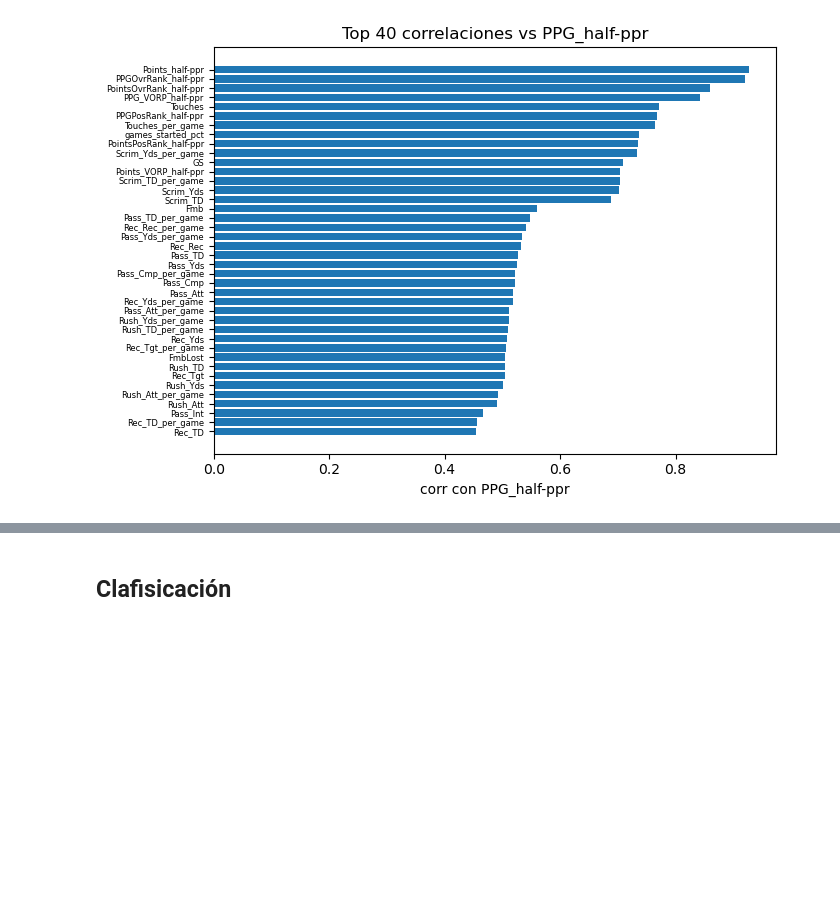
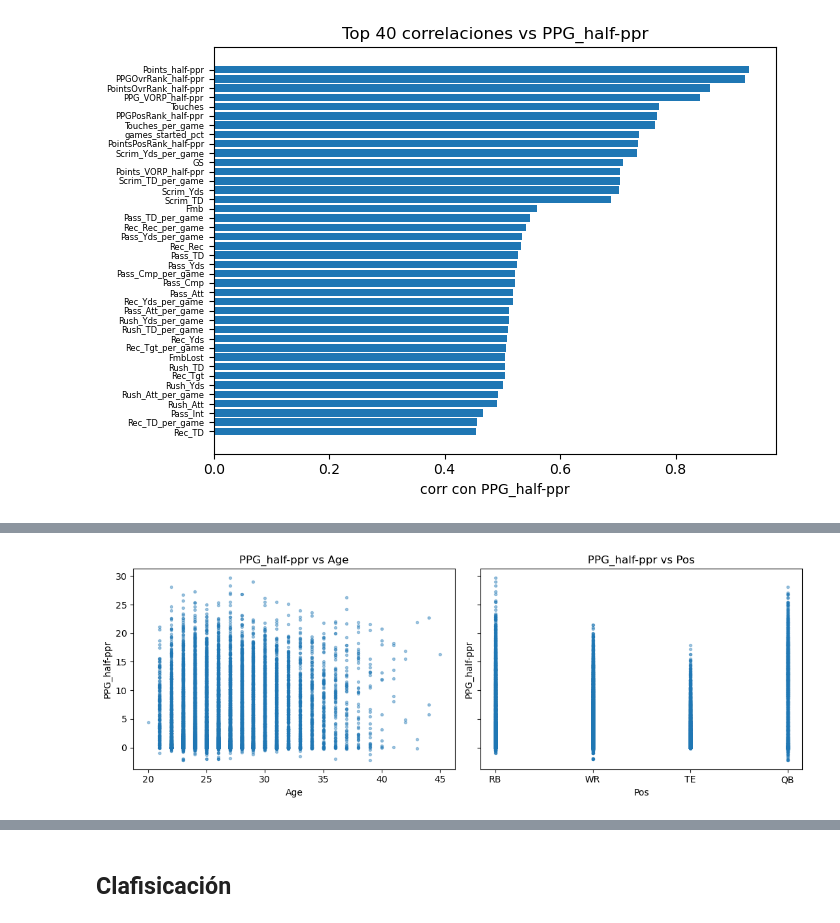
Before and after one commit to edumar67/Fantasy_project, a Jupyter notebook: Entrega 1/1_entrega.ipynb, the cells around one changed output, grey strips where cells are left out. Drawn from its saved outputs; the diff is of its cells as text; code cells hidden in the pictures; blank space fills up the shorter version.

```diff
--- a/Entrega 1/1_entrega.ipynb
+++ b/Entrega 1/1_entrega.ipynb
@@ -253,0 +363,23 @@ plt.show()
+# %%
+feat1  = "Age"
+feat2  = "Pos"
+
+d1 = df_ordenado.dropna(subset=[target, feat1])
+d2 = df_ordenado.dropna(subset=[target, feat2])
+
+fig, axes = plt.subplots(1, 2, figsize=(11, 4), sharey=True)
+
+axes[0].scatter(d1[feat1], d1[target], s=8, alpha=0.4)
+axes[0].set_xlabel(feat1)
+axes[0].set_ylabel(target)
+axes[0].set_title(f"{target} vs {feat1}")
+
+axes[1].scatter(d2[feat2], d2[target], s=8, alpha=0.4)
+axes[1].set_xlabel(feat2)
+axes[1].set_ylabel(target)
+axes[1].set_title(f"{target} vs {feat2}")
+
+plt.tight_layout()
+plt.show()
+# %% [output]
+[figure, added]
```
Also changed, not shown: parts of 20 cells of this notebook.
